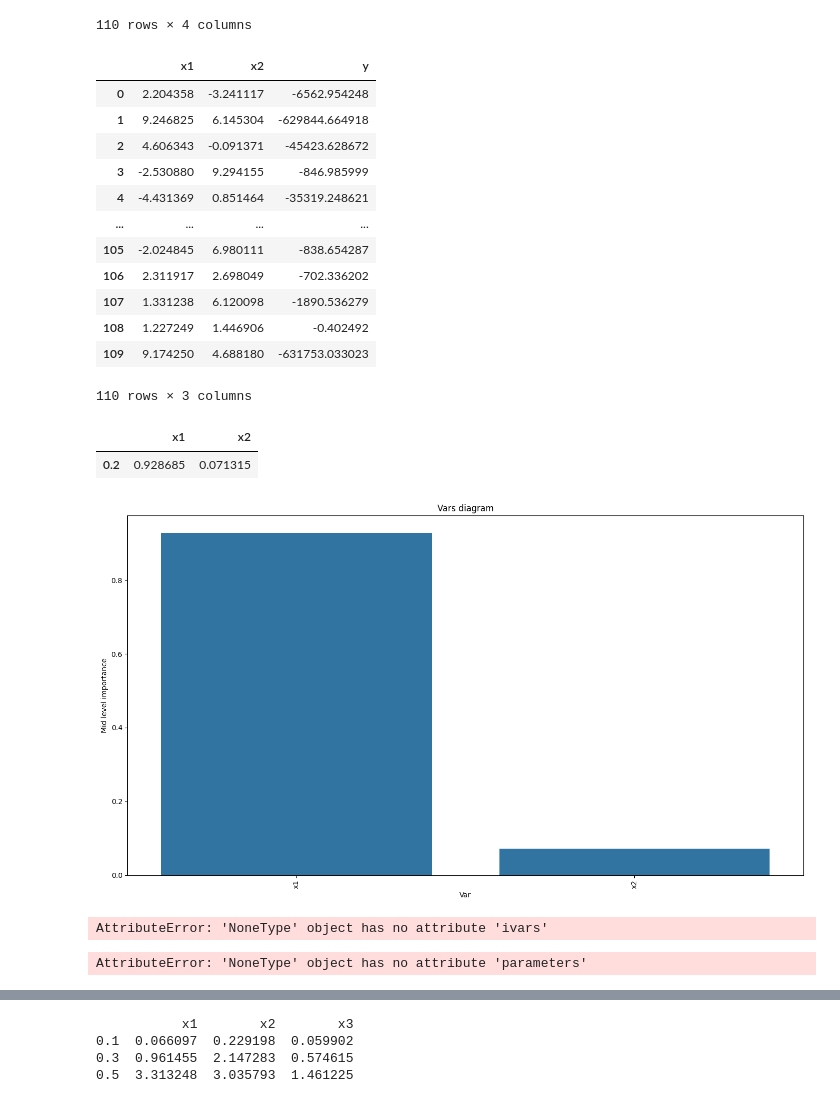
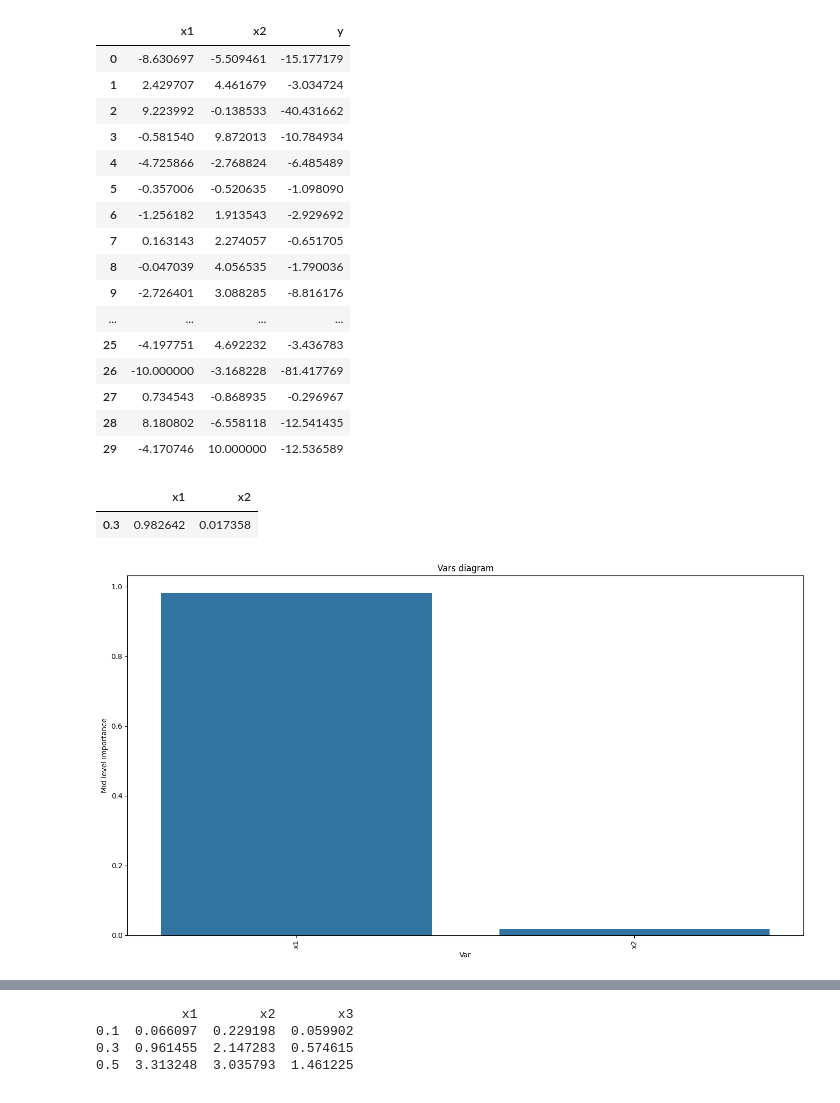
Before and after one commit to Schubydo/msc_code, a Jupyter notebook: SO_Numerical_Experiments/vars.ipynb, the cells around one changed output, grey strips where cells are left out. Saved outputs shown, nothing was run; the diff lists cells and outputs as text; code cells hidden in the pictures.

```diff
--- a/SO_Numerical_Experiments/vars.ipynb
+++ b/SO_Numerical_Experiments/vars.ipynb
@@ -9,21 +9,21 @@ import seaborn as sns
 import matplotlib.pyplot as plt
 
 # Variables that determine the size of the dataset
-N_INITIAL = 10
-EPOCHS = 10
-BATCH_SIZE = 10
+N_INITIAL = 5
+EPOCHS = 5
+BATCH_SIZE = 5
 DIM = 2
-LOWER = -5
+LOWER = -10
 UPPER = 10
 
-optimizer = BayesianOptimization(fun=Rosenbrock(dim=DIM,negate=True),
+optimizer = BayesianOptimization(fun=Levy(dim=DIM,negate=True),
                                  batch_size=BATCH_SIZE,
                                  dim=DIM,
                                  epochs=EPOCHS,
                                  n_init=N_INITIAL,
                                  lower_bound=LOWER,
                                  upper_bound=UPPER,
-                                 seed=5,
+                                 seed=3,
                                  acqf_type='qUCB')
 
 x_max, y_max = optimizer.run()
@@ -51,7 +51,6 @@ display(experiment.ratios)
 data = pd.DataFrame(experiment.ratios, index=[h])
 data = data.T.sort_values(by=h, ascending=False).T
 
-# Plotting the ratios
 plt.figure(figsize=(14, 8))
 sns.barplot(x=data.columns, y=data.iloc[0])
 plt.xticks(rotation=90)
@@ -77,17 +81,20 @@ plt.show()
-110 rows × 4 columns
 |  | x1 | x2 | y |
-| 0 | 2.204358 | -3.241117 | -6562.954248 |
-| 1 | 9.246825 | 6.145304 | -629844.664918 |
-| 2 | 4.606343 | -0.091371 | -45423.628672 |
-| 3 | -2.530880 | 9.294155 | -846.985999 |
-| 4 | -4.431369 | 0.851464 | -35319.248621 |
+| 0 | -8.630697 | -5.509461 | -15.177179 |
+| 1 | 2.429707 | 4.461679 | -3.034724 |
+| 2 | 9.223992 | -0.138533 | -40.431662 |
+| 3 | -0.581540 | 9.872013 | -10.784934 |
+| 4 | -4.725866 | -2.768824 | -6.485489 |
+| 5 | -0.357006 | -0.520635 | -1.098090 |
+| 6 | -1.256182 | 1.913543 | -2.929692 |
+| 7 | 0.163143 | 2.274057 | -0.651705 |
+| 8 | -0.047039 | 4.056535 | -1.790036 |
+| 9 | -2.726401 | 3.088285 | -8.816176 |
 | ... | ... | ... | ... |
-| 105 | -2.024845 | 6.980111 | -838.654287 |
-| 106 | 2.311917 | 2.698049 | -702.336202 |
-| 107 | 1.331238 | 6.120098 | -1890.536279 |
-| 108 | 1.227249 | 1.446906 | -0.402492 |
-| 109 | 9.174250 | 4.688180 | -631753.033023 |
+| 25 | -4.197751 | 4.692232 | -3.436783 |
+| 26 | -10.000000 | -3.168228 | -81.417769 |
+| 27 | 0.734543 | -0.868935 | -0.296967 |
+| 28 | 8.180802 | -6.558118 | -12.541435 |
+| 29 | -4.170746 | 10.000000 | -12.536589 |
-110 rows × 3 columns
 |  | x1 | x2 |
-| 0.2 | 0.928685 | 0.071315 |
+| 0.3 | 0.982642 | 0.017358 |
-[figure, old version]
+[figure, new version]
@@ -152,11 +100,0 @@ results = vars.run_online()
-# %%
-# IVARS from Experiment 1
-results.ivars
-# %% [output]
-AttributeError: 'NoneType' object has no attribute 'ivars'
-# %%
-# IVARS from Experiment 1
-cols = results.parameters.keys()
-results.ivars[cols]
-# %% [output]
-AttributeError: 'NoneType' object has no attribute 'parameters'
```
Also changed, not shown: parts of 11 cells of this notebook, 2 other files.
